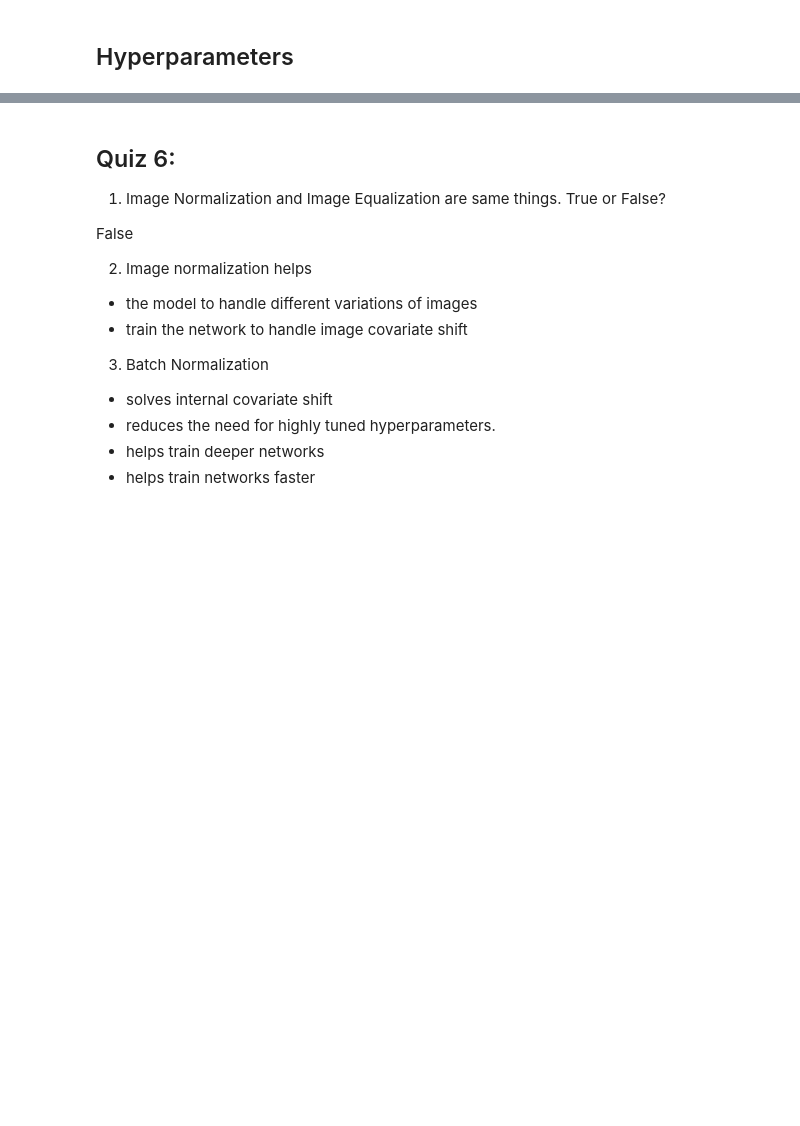
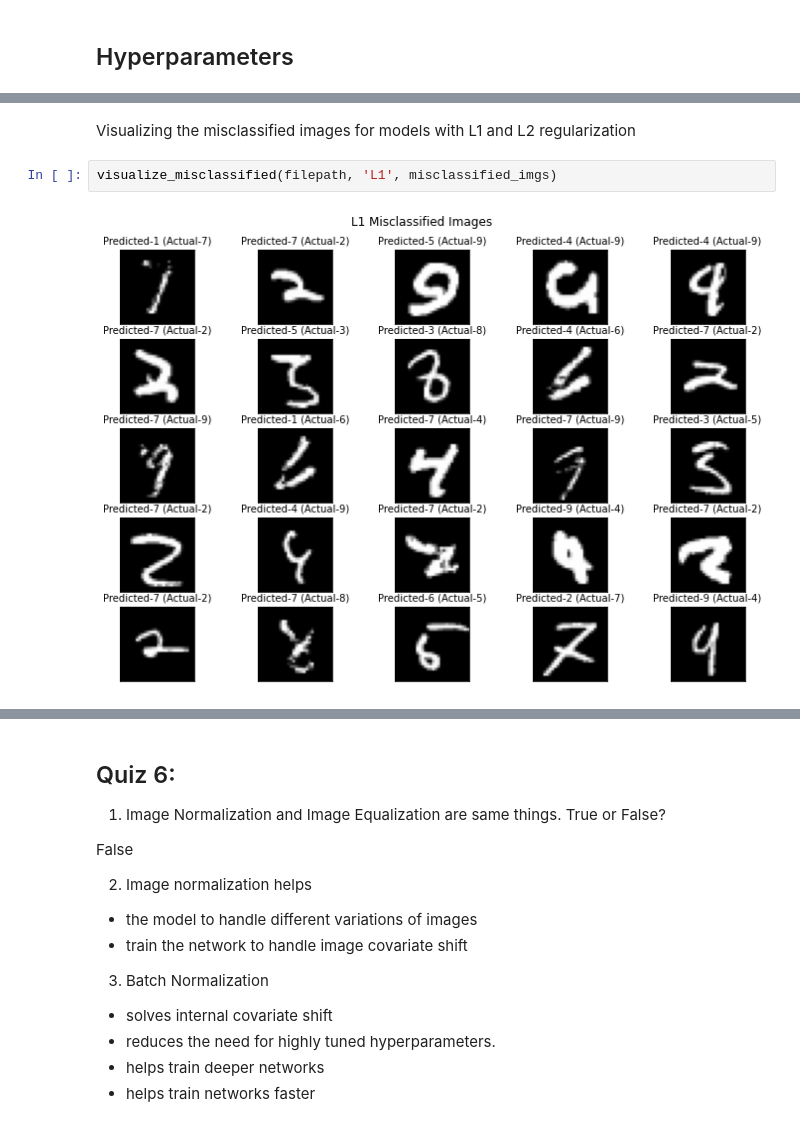
Before and after one commit to sagarigrandhi/EVA4, a Jupyter notebook: S6/Assignment_6.ipynb, the cells around one changed output, grey strips where cells are left out. Drawn from its saved outputs; the diff is of its cells as text; blank space fills up the shorter version.

```diff
--- a/S6/Assignment_6.ipynb
+++ b/S6/Assignment_6.ipynb
@@ -684,0 +167,6 @@ Explain your observation w.r.t L1 and L2's performance in the regularization of
+# %% [markdown]
+Visualizing the misclassified images for models with L1 and L2 regularization
+# %%
+visualize_misclassified(filepath, 'L1', misclassified_imgs)
+# %% [output]
+[figure, added]
```
Also changed, not shown: parts of 54 cells of this notebook.
